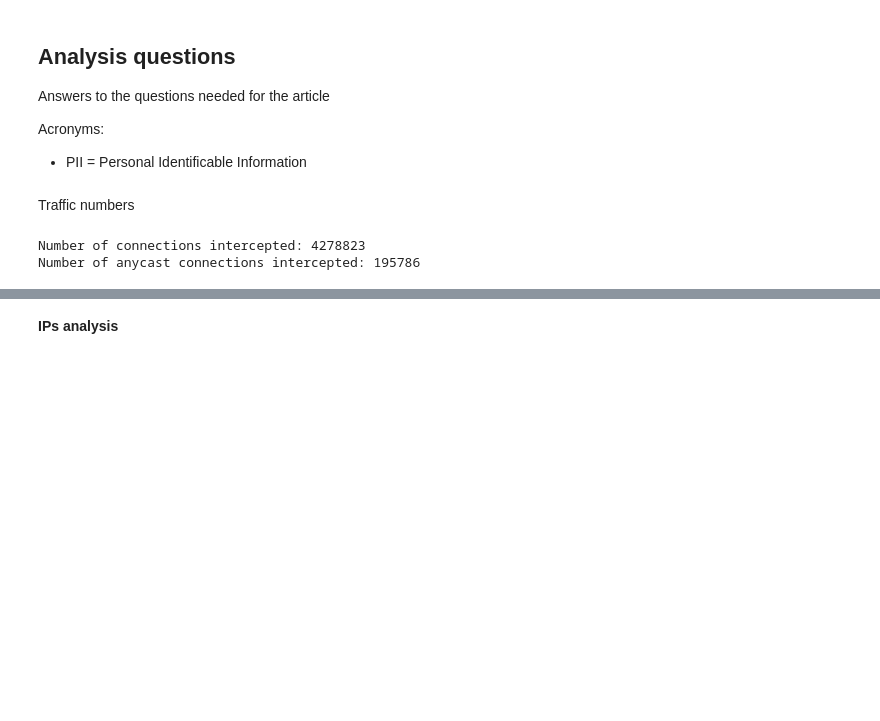
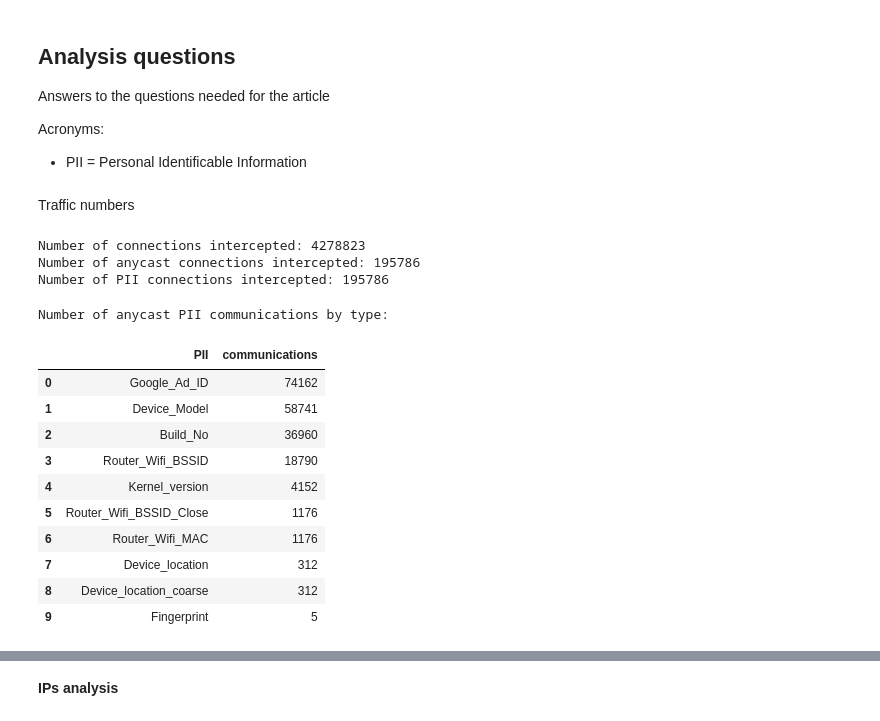
Before and after one commit to STRAST-UPM/hunter_experiment_anycast_europe, a Jupyter notebook: experiment_analysis.ipynb, the cells around one changed output, grey strips where cells are left out. Saved outputs shown, nothing was run; the diff lists cells and outputs as text; code cells hidden in the pictures; blank space fills up the shorter version.

```diff
--- a/experiment_analysis.ipynb
+++ b/experiment_analysis.ipynb
@@ -568,6 +568,38 @@ print(f"Number of connections intercepted: {all_connections}")
 
 anycast_connections = len(anycast_pii_traffic_logs_analysis_df.index)
 print(f"Number of anycast connections intercepted: {anycast_connections}")
+
+anycast_pii_communications = len(anycast_pii_traffic_logs_analysis_df.loc[
+    (anycast_pii_traffic_logs_analysis_df["PII"] != "No-PII") &
+    (anycast_pii_traffic_logs_analysis_df["PII"].notna())
+    ].index)
+print(f"Number of PII connections intercepted: {anycast_pii_communications}")
 # %% [output]
 Number of connections intercepted: 4278823
 Number of anycast connections intercepted: 195786
+Number of PII connections intercepted: 195786
+# %%
+anycast_pii_communications_by_type_df = anycast_pii_traffic_logs_analysis_df.loc[
+    (anycast_pii_traffic_logs_analysis_df["ip_anycast"]) &
+    (anycast_pii_traffic_logs_analysis_df["PII"] != "No-PII") &
+    (anycast_pii_traffic_logs_analysis_df["PII"].notna()) &
+    (anycast_pii_traffic_logs_analysis_df["PII"] != "")
+    ]["PII"].value_counts().rename_axis("PII").reset_index(name="communications")
+
+anycast_pii_communications_by_type_df.to_csv(f"{ANALYSIS_FOLDER}/anycast_pii_communications_by_type_{ANALYSIS_MODE}.csv", sep=",", index=False)
+
+print("Number of anycast PII communications by type:")
+anycast_pii_communications_by_type_df
+# %% [output]
+Number of anycast PII communications by type:
+|  | PII | communications |
+| 0 | Google_Ad_ID | 74162 |
+| 1 | Device_Model | 58741 |
+| 2 | Build_No | 36960 |
+| 3 | Router_Wifi_BSSID | 18790 |
+| 4 | Kernel_version | 4152 |
+| 5 | Router_Wifi_BSSID_Close | 1176 |
+| 6 | Router_Wifi_MAC | 1176 |
+| 7 | Device_location | 312 |
+| 8 | Device_location_coarse | 312 |
+| 9 | Fingerprint | 5 |
```
Also changed, not shown: parts of 2 cells of this notebook, 2 other files.
